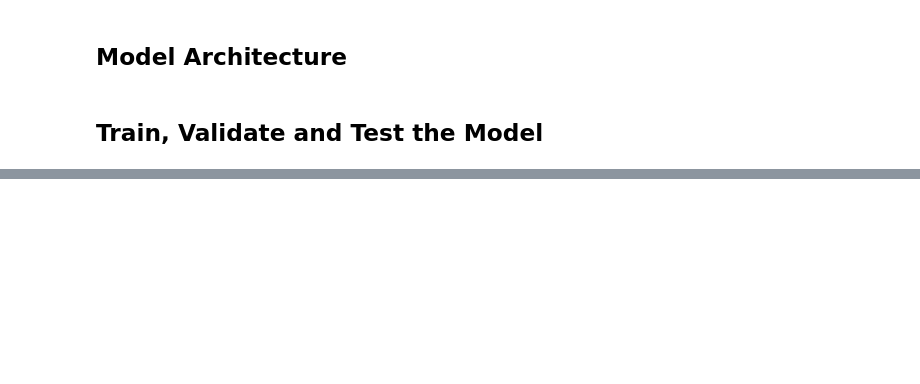
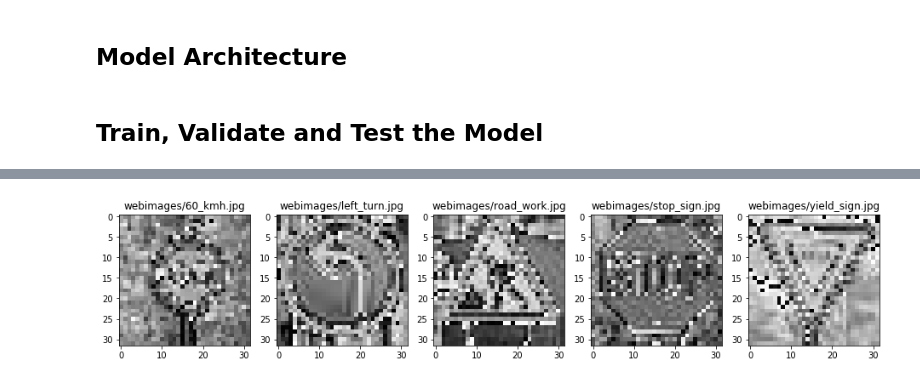
Before and after one commit to darienmt/CarND-TrafficSignClassifier-P2, a Jupyter notebook: Traffic Classifier Simplified.ipynb, the cells around one changed output, grey strips where cells are left out. Drawn from its saved outputs; the diff is of its cells as text; code cells hidden in the pictures; blank space fills up the shorter version.

```diff
--- a/Traffic Classifier Simplified.ipynb
+++ b/Traffic Classifier Simplified.ipynb
@@ -345,0 +376,10 @@ axes.grid(True)
+# %%
+# Pre-processing
+X_web = preprocessing(webImages)
+# %%
+fig, axes = plt.subplots(ncols=len(webImages), figsize=(16, 8))
+for ax, image, imageName in zip(axes, X_web, imageNames):
+    ax.imshow(image)
+    ax.set_title(imageName)
+# %% [output]
+[figure, added]
```
Also changed, not shown: parts of 25 cells of this notebook, 1 other file.
